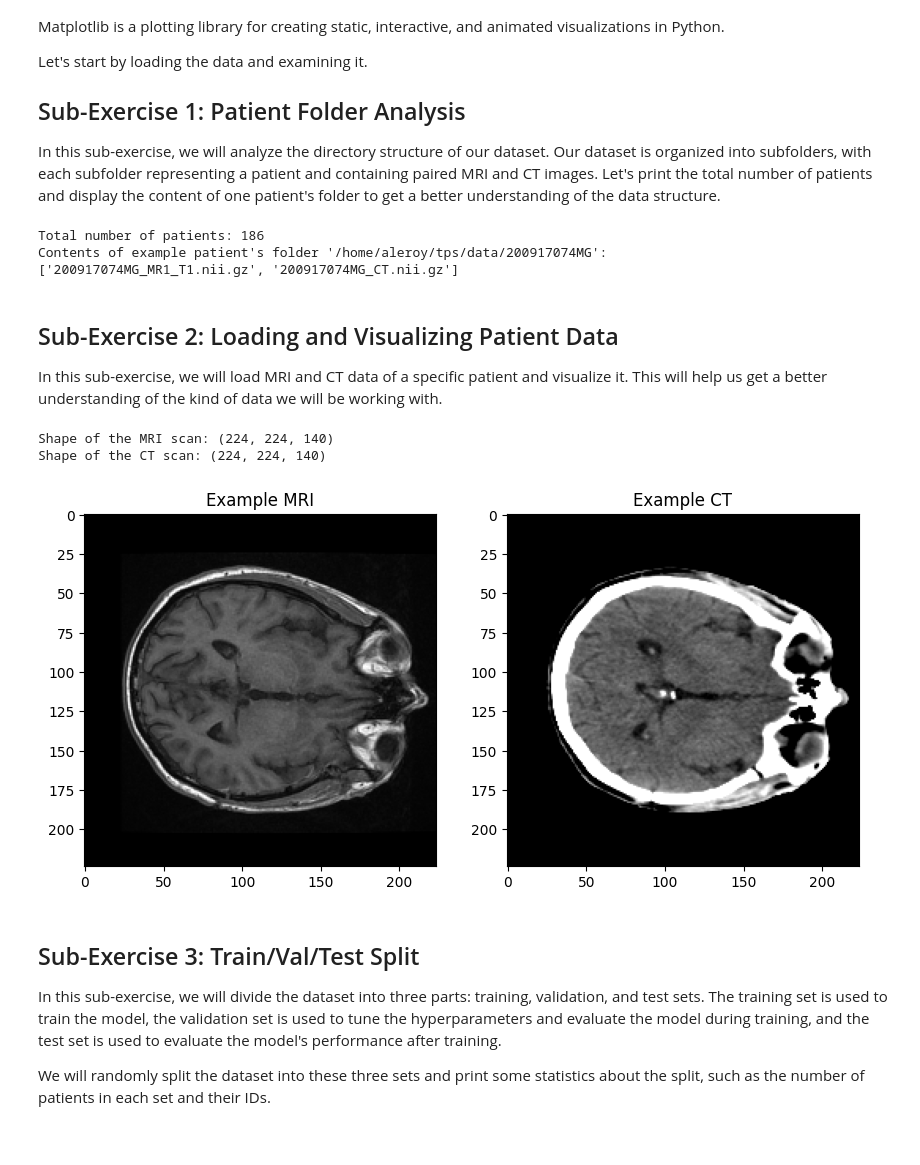
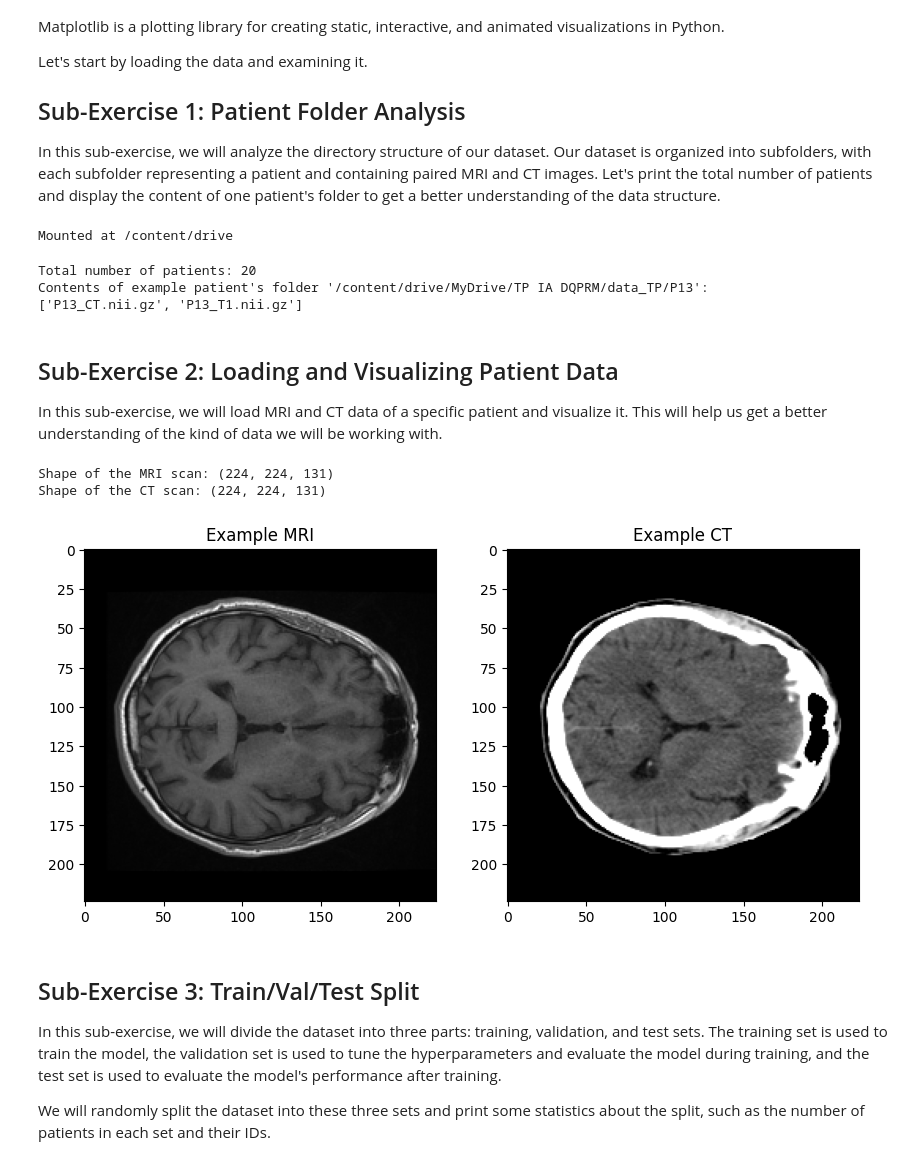
Before and after one commit to CHROBERTGR/TP_DQPRM2, a Jupyter notebook: tp_mr2ct_exercice.ipynb, the cells around one changed output. Cells and saved outputs as stored; diff of their text form; code cells hidden in the pictures.

```diff
--- a/tp_mr2ct_exercice.ipynb
+++ b/tp_mr2ct_exercice.ipynb
@@ -42,27 +42,32 @@ Let's start by loading the data and examining it.
 ## Sub-Exercise 1: Patient Folder Analysis
 
 In this sub-exercise, we will analyze the directory structure of our dataset. Our dataset is organized into subfolders, with each subfolder representing a patient and containing paired MRI and CT images. Let's print the total number of patients and display the content of one patient's folder to get a better understanding of the data structure.
+# %%
+from google.colab import drive
+drive.mount("/content/drive")
+# %% [output]
+Mounted at /content/drive
 # %%
 import os
 
 # Define the directory containing the dataset
-data_dir = "..."
+data_dir = "/content/drive/MyDrive/TP IA DQPRM/data_TP"
 
 # List all patient folders
 # os.listdir() returns a list of all files and folders in a directory. os.path.join() joins two paths together.
 patient_folders = [os.path.join(data_dir, patient) for patient in os.listdir(data_dir)]
 
 # Print the total number of patients. len() returns the length of a list.
-...
+print(f"Total number of patients: {len(patient_folders)}")
 
 # Display the contents of one patient's folder
-example_patient_folder = patient_folders[10]
+example_patient_folder = patient_folders[4]
 print(f"Contents of example patient's folder '{example_patient_folder}':")
 print(os.listdir(example_patient_folder))
 # %% [output]
-Total number of patients: 186
-Contents of example patient's folder '/home/aleroy/tps/data/200917074MG':
-['200917074MG_MR1_T1.nii.gz', '200917074MG_CT.nii.gz']
+Total number of patients: 20
+Contents of example patient's folder '/content/drive/MyDrive/TP IA DQPRM/data_TP/P13':
+['P13_CT.nii.gz', 'P13_T1.nii.gz']
 # %% [markdown]
 ## Sub-Exercise 2: Loading and Visualizing Patient Data
 
@@ -70,27 +75,29 @@ In this sub-exercise, we will load MRI and CT data of a specific patient and vis
 # %%
 import nibabel as nib
 import matplotlib.pyplot as plt
 
 # Load an example MRI and CT scan of a specific patient
 example_ct = nib.load(os.path.join(example_patient_folder, os.path.basename(example_patient_folder) + "_CT.nii.gz"))
-example_mri = nib.load(os.path.join(example_patient_folder, os.path.basename(example_patient_folder) + "_MR1_T1.nii.gz"))
+example_mri = nib.load(os.path.join(example_patient_folder, os.path.basename(example_patient_folder) + "_T1.nii.gz"))
 
 # Print the shape (size) of the MRI and CT scans. .shape returns the shape of a numpy array.
-...
+print(f"Shape of the MRI scan: {example_mri.shape}")
+print(f"Shape of the CT scan: {example_ct.shape}")
+
 
 # Visualize the MRI and CT scans
 plt.figure(figsize=(10, 5))
 plt.subplot(1, 2, 1)
 plt.imshow(example_mri.get_fdata()[:, :, example_mri.shape[2] // 2], cmap='gray')
 plt.title("Example MRI")
 plt.subplot(1, 2, 2)
 plt.imshow(example_ct.get_fdata()[:, :, example_ct.shape[2] // 2], cmap='gray')
 plt.title("Example CT")
 plt.show()
 # %% [output]
-Shape of the MRI scan: (224, 224, 140)
-Shape of the CT scan: (224, 224, 140)
+Shape of the MRI scan: (224, 224, 131)
+Shape of the CT scan: (224, 224, 131)
-[figure, old version]
+[figure, new version]
 # %% [markdown]
 ## Sub-Exercise 3: Train/Val/Test Split
 
```
Also changed, not shown: parts of 1 cell of this notebook.
